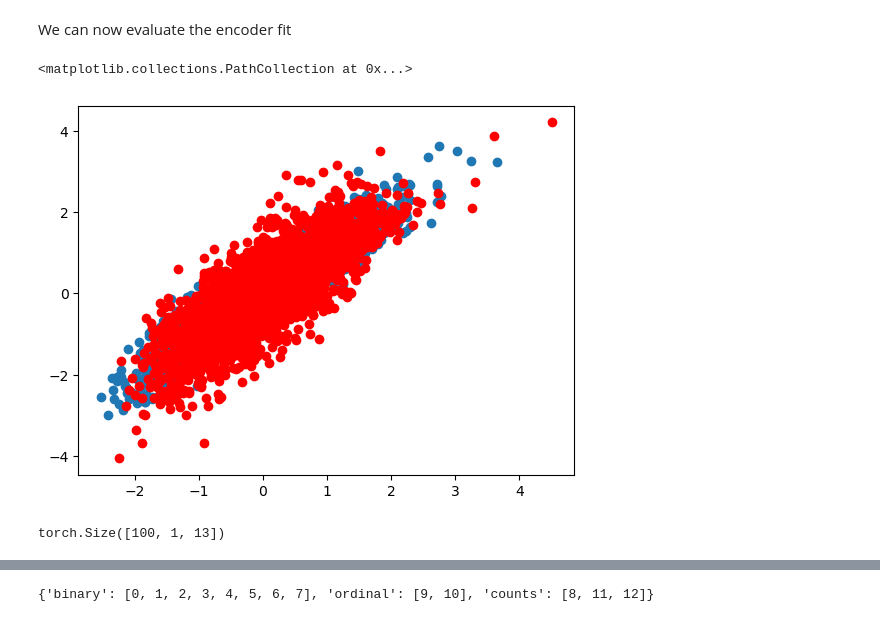
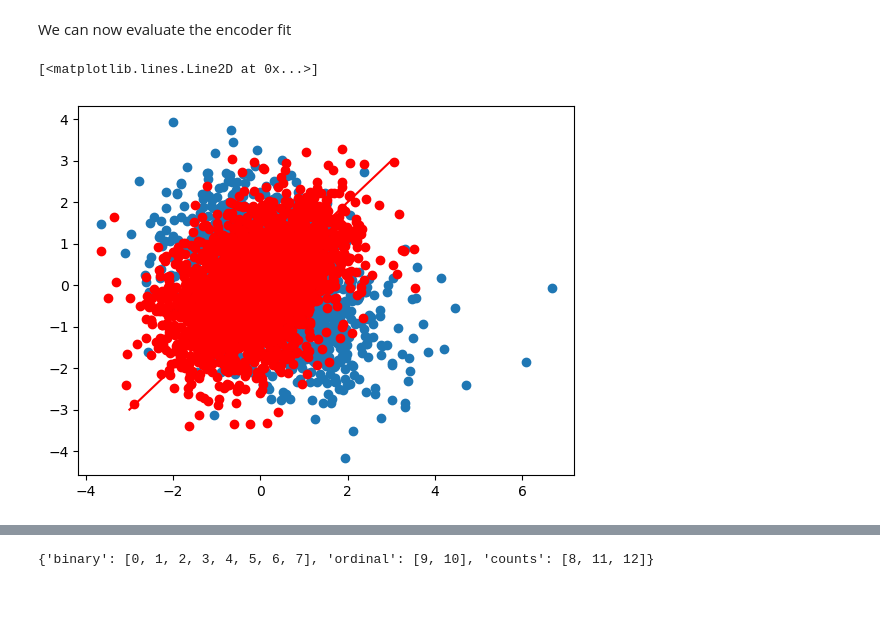
Before and after one commit to wiwh/gllvmprime, a Jupyter notebook: code/GLLVM.ipynb, the cells around one changed output, grey strips where cells are left out. Saved outputs shown, nothing was run; the diff lists cells and outputs as text; code cells hidden in the pictures.

```diff
--- a/code/GLLVM.ipynb
+++ b/code/GLLVM.ipynb
@@ -303,7 +326,7 @@ class GLLVM(nn.Module):
 # %% [markdown]
 Training functions
 # %%
-def train_encoder(x, y, z, u, model, optimizer, criterion, num_epochs=100, validation_data=None):
+def train_encoder(x, y, z, u, model, optimizer, criterion, num_epochs=100, validation_data=None, verbose=True, **kwargs):
     """
     Train a PyTorch model and return the model and the history of losses.
 
@@ -353,7 +376,7 @@ def train_encoder(x, y, z, u, model, optimizer, criterion, num_epochs=100, valid
                 val_losses.append(val_loss.item())
             model.train() # switch model back to training mode
 
-        if (epoch % 10) == 0:
+        if verbose and (epoch % 10) == 0:
             print(f'Epoch: {epoch}, Training Loss: {loss.item()}')
             if validation_data is not None:
                 print(f'Validation Loss: {val_loss.item()}')
@@ -390,6 +413,11 @@ features_transform = {
 
 num_latents = 1
 num_features = 13
-num_covariates = 0
+num_covariates = 3
 
+
+model_true = GLLVM(num_latents, num_features, num_covariates, features_id, features_linkinv_sample, features_linkinv_forward, features_transform)
 model = GLLVM(num_latents, num_features, num_covariates, features_id, features_linkinv_sample, features_linkinv_forward, features_transform)
+
+# Draw data from the true model
+data_true = model_true.sample(200, 9)
@@ -395,0 +437,14 @@ model = GLLVM(num_latents, num_features, num_covariates, features_id, features_l
+# %%
+class MaskedMSELoss(nn.Module):
+    def __init__(self):
+        super().__init__()
+
+    def forward(self, output, target, mask):
+        return torch.mean(torch.pow(output -target, 2) * ~mask)
+
+class MaskedBCLoss(nn.Module):
+    def __init__(self):
+        super().__init__()
+
+    def forward(self, output, target, output_sim, target_sim, mask):
+        return torch.mean((output * target - output_sim * target_sim) * ~mask)
@@ -396,12 +534,2 @@ model = GLLVM(num_latents, num_features, num_covariates, features_id, features_l
 # %% [markdown]
 # Testing the GLLVM module on a simulated dataset
-# %%
-# Sample some fake data
-dt = model.sample(240, 9)
-
-# Define the optimizers and loss functions
-optimizer_encoder = torch.optim.Adam(model.encoder.parameters(), lr=0.001)
-criterion_encoder = nn.MSELoss()
-
-# Train the encoder
-model, train_loss, validation_loss = train_encoder(dt['x'], dt['y'], dt['z'], dt['u'], model, optimizer_encoder, criterion_encoder, num_epochs=400)
@@ -427,13 +543,10 @@ Epoch: 390, Training Loss: 0.5134149193763733
 We can now evaluate the encoder fit
 # %%
 # predict z:
-z_hat, u_hat = model.encoder(dt['x'], dt['y'])
-plt.scatter(z_hat.detach().numpy(), dt['z'].detach().numpy())
-plt.scatter(u_hat.detach().numpy(), dt['u'].detach().numpy(), color="red")
+z_hat, u_hat = model.encoder(data_true['x'], data_true['y'])
+plt.scatter(z_hat.detach().numpy(), data_true['z'].detach().numpy())
+plt.scatter(u_hat.detach().numpy(), data_true['u'].detach().numpy(), color="red")
+plt.plot([-3, 3], [-3, 3], color="red")
 # %% [output]
-<matplotlib.collections.PathCollection at 0x...>
+[<matplotlib.lines.Line2D at 0x...>]
-[figure, old version]
+[figure, new version]
-# %%
-dt['u'].shape
-# %% [output]
-torch.Size([100, 1, 13])
```
Also changed, not shown: parts of 12 cells of this notebook.
